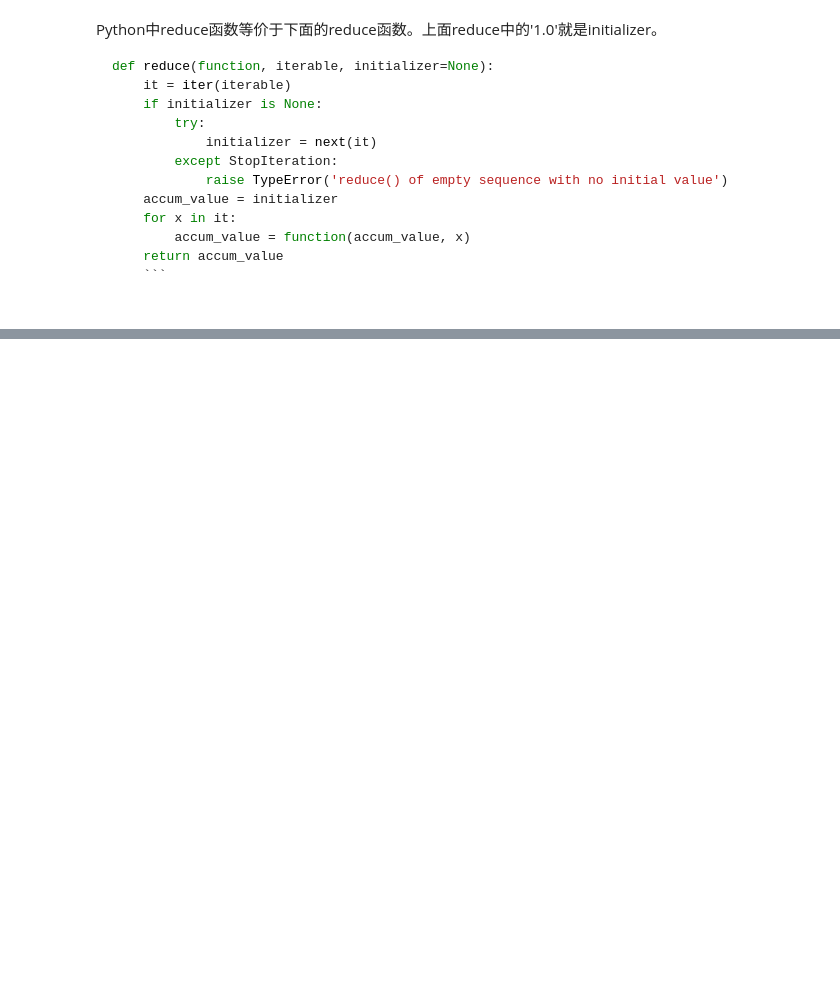
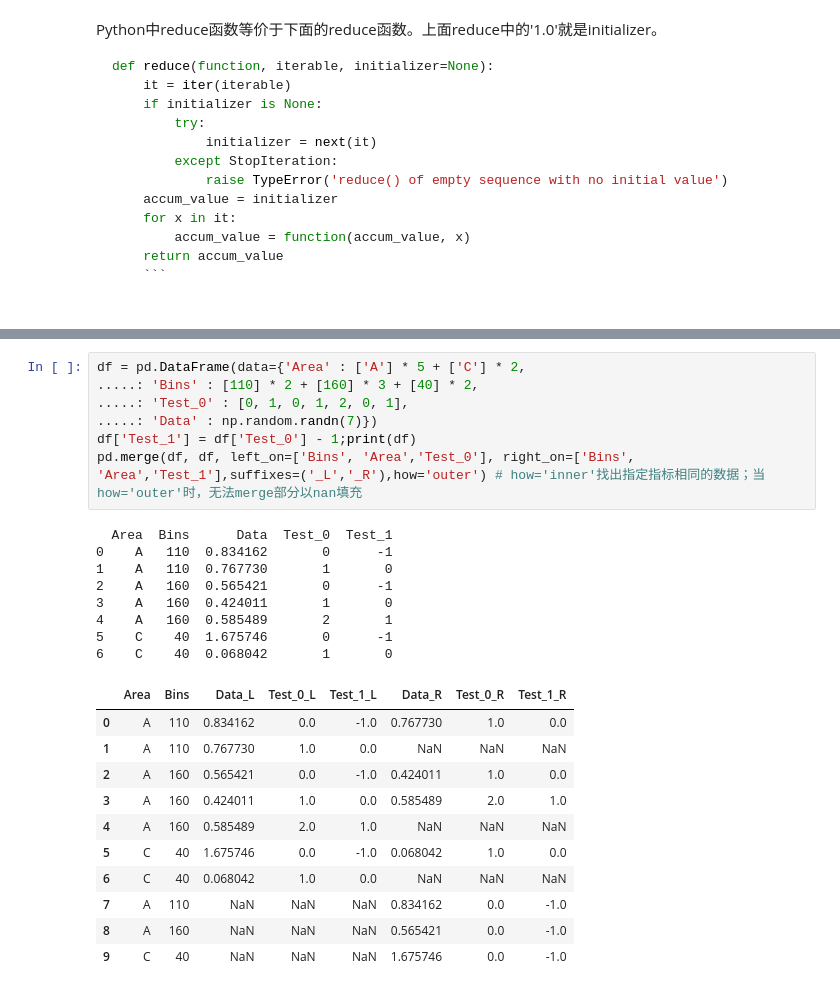
Before and after one commit to Harbes/python, a Jupyter notebook: explicit pandas.ipynb, the cells around one changed output, grey strips where cells are left out. Saved outputs shown, nothing was run; the diff lists cells and outputs as text; blank space fills up the shorter version.

```diff
--- a/explicit pandas.ipynb
+++ b/explicit pandas.ipynb
@@ -227,0 +528,27 @@ code_groups[['data']]
+# %%
+df = pd.DataFrame(data={'Area' : ['A'] * 5 + ['C'] * 2,
+.....: 'Bins' : [110] * 2 + [160] * 3 + [40] * 2,
+.....: 'Test_0' : [0, 1, 0, 1, 2, 0, 1],
+.....: 'Data' : np.random.randn(7)})
+df['Test_1'] = df['Test_0'] - 1;print(df)
+pd.merge(df, df, left_on=['Bins', 'Area','Test_0'], right_on=['Bins', 'Area','Test_1'],suffixes=('_L','_R'),how='outer') # how='inner'找出指定指标相同的数据；当how='outer'时，无法merge部分以nan填充
+# %% [output]
+  Area  Bins      Data  Test_0  Test_1
+0    A   110  0.834162       0      -1
+1    A   110  0.767730       1       0
+2    A   160  0.565421       0      -1
+3    A   160  0.424011       1       0
+4    A   160  0.585489       2       1
+5    C    40  1.675746       0      -1
+6    C    40  0.068042       1       0
+|  | Area | Bins | Data_L | Test_0_L | Test_1_L | Data_R | Test_0_R | Test_1_R |
+| 0 | A | 110 | 0.834162 | 0.0 | -1.0 | 0.767730 | 1.0 | 0.0 |
+| 1 | A | 110 | 0.767730 | 1.0 | 0.0 | NaN | NaN | NaN |
+| 2 | A | 160 | 0.565421 | 0.0 | -1.0 | 0.424011 | 1.0 | 0.0 |
+| 3 | A | 160 | 0.424011 | 1.0 | 0.0 | 0.585489 | 2.0 | 1.0 |
+| 4 | A | 160 | 0.585489 | 2.0 | 1.0 | NaN | NaN | NaN |
+| 5 | C | 40 | 1.675746 | 0.0 | -1.0 | 0.068042 | 1.0 | 0.0 |
+| 6 | C | 40 | 0.068042 | 1.0 | 0.0 | NaN | NaN | NaN |
+| 7 | A | 110 | NaN | NaN | NaN | 0.834162 | 0.0 | -1.0 |
+| 8 | A | 160 | NaN | NaN | NaN | 0.565421 | 0.0 | -1.0 |
+| 9 | C | 40 | NaN | NaN | NaN | 1.675746 | 0.0 | -1.0 |
```
Also changed, not shown: parts of 22 cells of this notebook.
